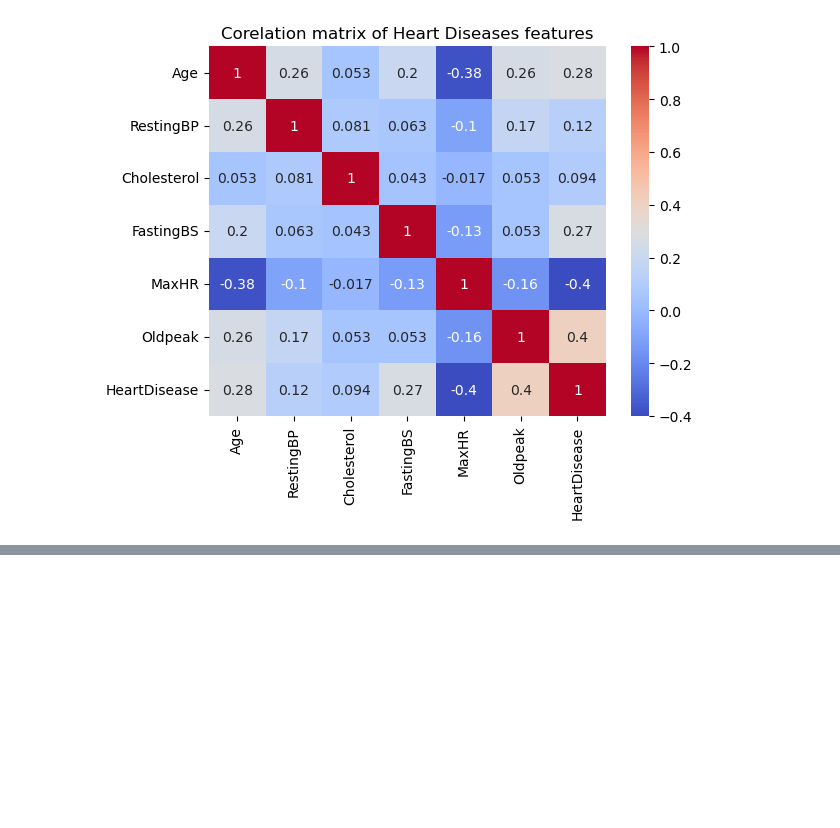
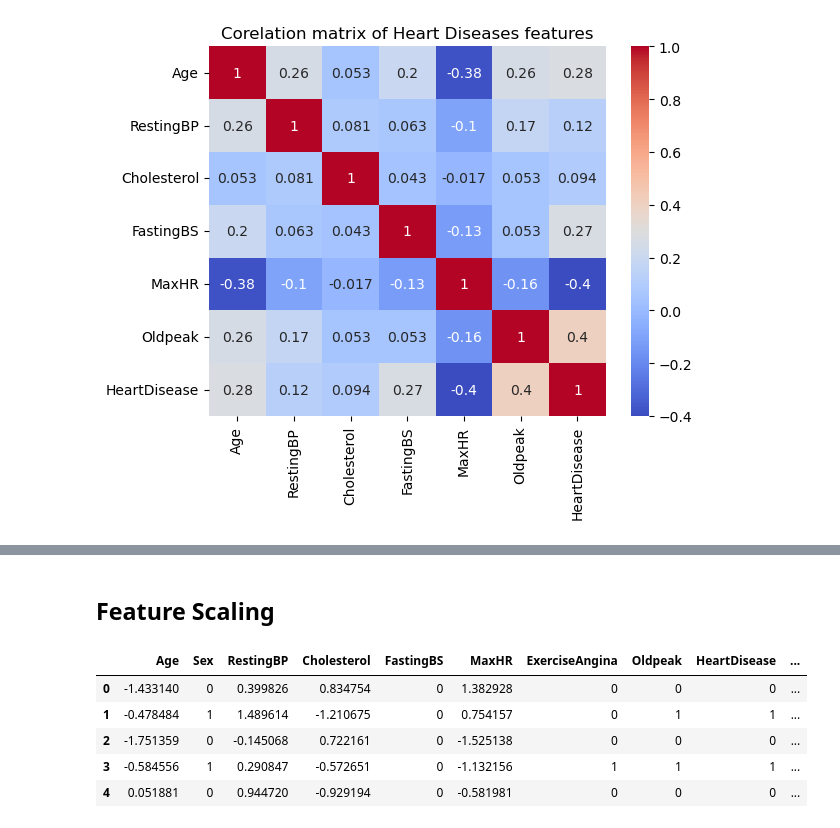
Before and after one commit to saad8446/Diseases_Prediction, a Jupyter notebook: Heart_Disease_Prediction.ipynb, the cells around one changed output, grey strips where cells are left out. Cells and saved outputs as stored; diff of their text form; code cells hidden in the pictures; blank space fills up the shorter version.

```diff
--- a/Heart_Disease_Prediction.ipynb
+++ b/Heart_Disease_Prediction.ipynb
@@ -170,0 +197,17 @@ Text(0.5, 1.0, 'Corelation matrix of Heart Diseases features')
+# %% [markdown]
+## Feature Scaling
+# %%
+from sklearn.preprocessing import StandardScaler
+
+feature_col=["Age","RestingBP","Cholesterol","MaxHR"]
+scalar=StandardScaler()
+
+df[feature_col]=scalar.fit_transform(df[feature_col])
+df.head()
+# %% [output]
+|  | Age | Sex | RestingBP | Cholesterol | FastingBS | MaxHR | ExerciseAngina | Oldpeak | HeartDisease | ... |
+| 0 | -1.433140 | 0 | 0.399826 | 0.834754 | 0 | 1.382928 | 0 | 0 | 0 | ... |
+| 1 | -0.478484 | 1 | 1.489614 | -1.210675 | 0 | 0.754157 | 0 | 1 | 1 | ... |
+| 2 | -1.751359 | 0 | -0.145068 | 0.722161 | 0 | -1.525138 | 0 | 0 | 0 | ... |
+| 3 | -0.584556 | 1 | 0.290847 | -0.572651 | 0 | -1.132156 | 1 | 1 | 1 | ... |
+| 4 | 0.051881 | 0 | 0.944720 | -0.929194 | 0 | -0.581981 | 0 | 0 | 0 | ... |
```
Also changed, not shown: parts of 5 cells of this notebook.
